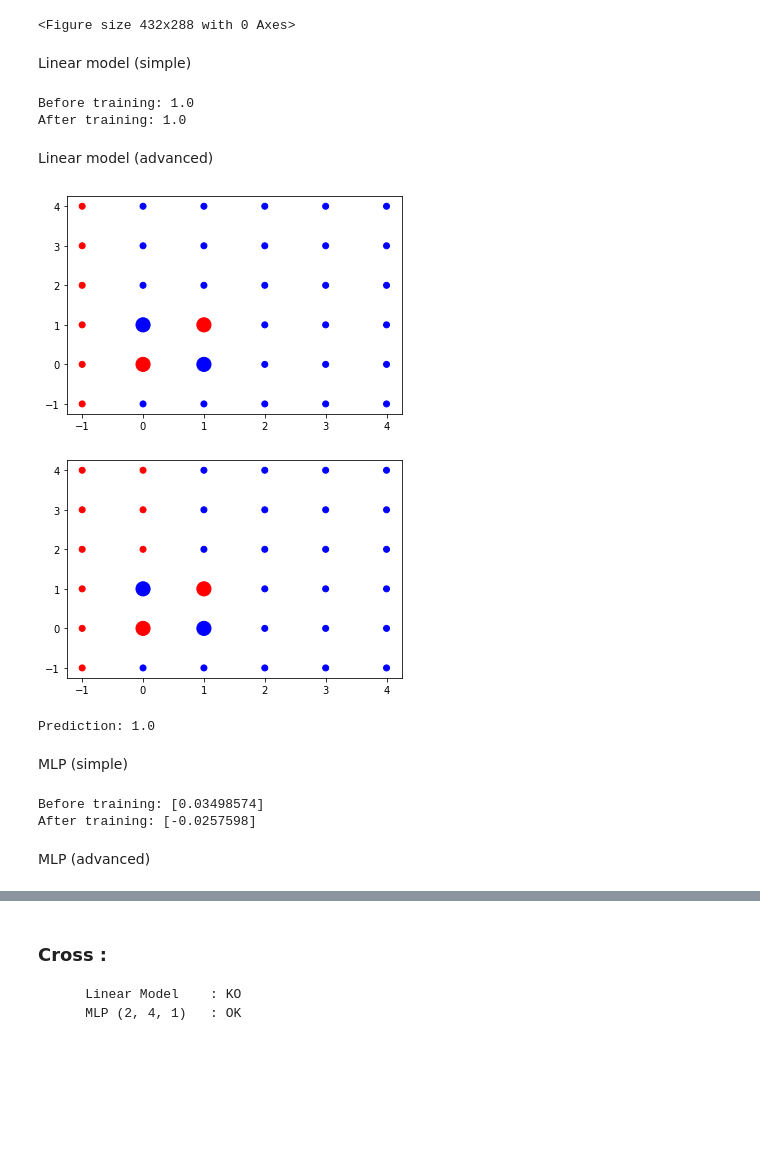
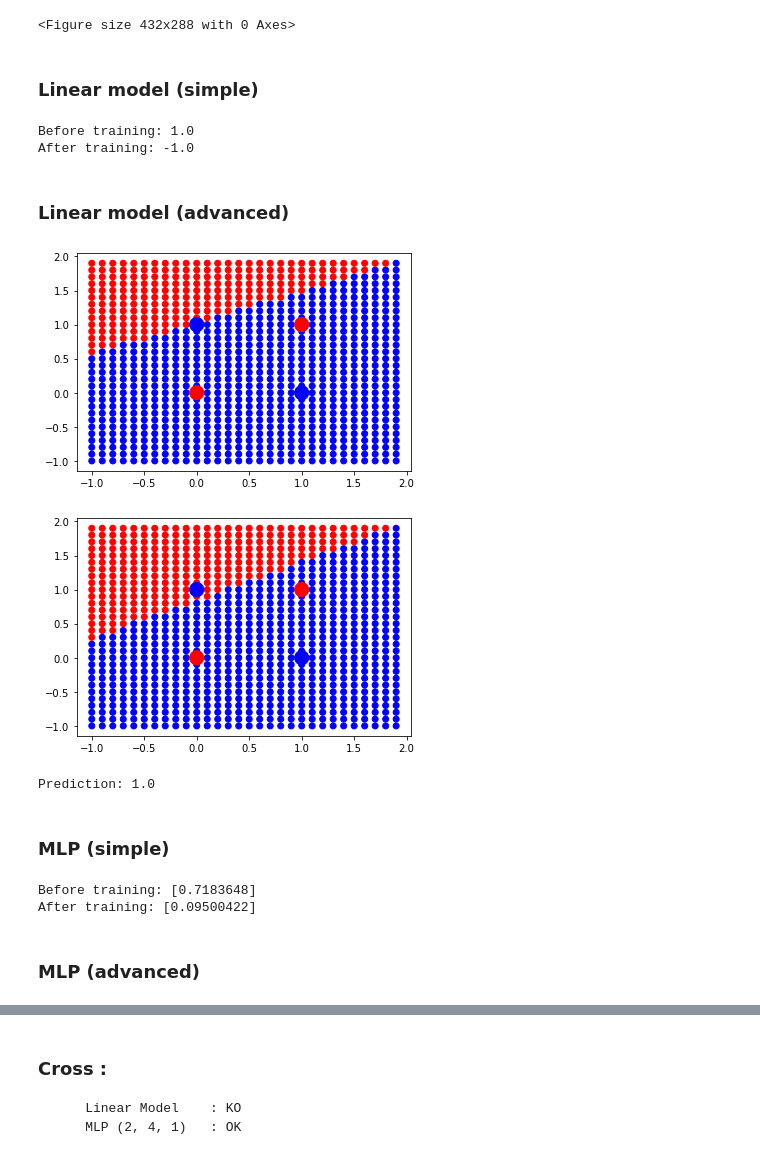
Before and after one commit to Levorilh/ml_python, a Jupyter notebook: Notebook___CAS_DE_TESTS.ipynb, the cells around one changed output, grey strips where cells are left out. Drawn from its saved outputs; the diff is of its cells as text; code cells hidden in the pictures; blank space fills up the shorter version.

```diff
--- a/Notebook___CAS_DE_TESTS.ipynb
+++ b/Notebook___CAS_DE_TESTS.ipynb
@@ -210,17 +207,16 @@ Linear model (simple)
 # %%
 input_dim = len(X[0])
+print(input_dim)
 
 p_model = create_linear_model(input_dim)
-test_before = predict_linear_model_classif(p_model, input_dim , [2, 2])
+test_before = predict_linear_model_classif(p_model, input_dim, [1.25, 1.25])
 
 print("Before training:", test_before)
 
-flattened_X = X.flatten()
-
-train_linear_model(p_model, input_dim, flattened_X, Y)
+train_linear_model(p_model, input_dim, X, Y)
 
 
-test_after = predict_linear_model_classif(p_model, input_dim , [2, 2])
+test_after = predict_linear_model_classif(p_model, input_dim , [1.25, 1.25])
 
 print("After training:",test_after)
 # %% [output]
@@ -231,6 +228,6 @@ Linear model (advanced)
 # %%
 model = create_linear_model(input_dim)
-test_dataset = [[x1, x2] for x1 in range(1, 2) for x2 in range(1, 2)]
+test_dataset = [[x1, x2] for x1 in np.arange(1, 3, 0.1) for x2 in np.arange(1, 3, 0.1)]
 colors = ["blue" if output >= 0 else "red" for output in Y]
 
 predicted_outputs = [predict_linear_model_classif(model, input_dim,  p)  for p in test_dataset]
@@ -243,8 +240,9 @@ flattened_dataset_inputs = []
 for p in X:
     flattened_dataset_inputs.append(p[0])
     flattened_dataset_inputs.append(p[1])
+    #print(flattened_dataset_inputs)
 
-train_linear_model(model, input_dim, flattened_dataset_inputs, Y)
+train_linear_model(model, input_dim, X, Y)
 
 predicted_outputs = [predict_linear_model_classif(model,input_dim,  p)  for p in test_dataset]
 predicted_outputs_colors = ['blue' if label == 1 else 'red' for label in predicted_outputs]
@@ -252,7 +250,7 @@ plt.scatter([p[0] for p in test_dataset], [p[1] for p in test_dataset], c=predic
 plt.scatter([p[0] for p in X], [p[1] for p in X], c=colors, s=200)
 plt.show()
 
-test_after = predict_linear_model_classif(p_model, input_dim , [1.25, 1.25])
+test_after = predict_linear_model_classif(p_model, input_dim , [2.5, 2.5])
 
 print("Prediction:", test_after)
 
@@ -289,6 +287,6 @@ MLP (advanced)
 # %%
 model = create_mlp_model(input_dim)
-test_dataset = [[x1, x2] for x1 in range(-5, 10) for x2 in range(-5, 10)]
+test_dataset = [[x1, x2] for x1 in np.arange(1, 3, 0.1) for x2 in np.arange(1, 3, 0.1)]
 colors = ["blue" if output >= 0 else "red" for output in Y]
 
 predicted_outputs = [predict_mlp_model_classification(model,  p)  for p in test_dataset]
@@ -302,7 +300,7 @@ for p in X:
     flattened_dataset_inputs.append(p[0])
     flattened_dataset_inputs.append(p[1])
 
-train_classification_stochastic_gradient_backpropagation_mlp_model(model, flattened_dataset_inputs, Y)
+train_classification_stochastic_gradient_backpropagation_mlp_model(model, X, Y, epochs=10000)
 
 predicted_outputs = [predict_mlp_model_classification(model,  p)  for p in test_dataset]
 predicted_outputs_colors = ['blue' if label >= 0 else 'red' for label in predicted_outputs]
@@ -312,7 +310,7 @@ plt.show()
 
 test_after = predict_mlp_model_classification(p_model , [1, 1])
 
-print("Prediction after training of [1, 1], the result need to be equal to 1. Result:", test_after)
+print("Prediction:", test_after)
 
 flattened_dataset_inputs = []
 for p in X:
@@ -340,70 +338,68 @@ plt.clf()
 [figure]
 <Figure size 432x288 with 0 Axes>
 # %% [markdown]
-Linear model (simple)
+### Linear model (simple)
 # %%
 input_dim = len(X[0])
 
 p_model = create_linear_model(input_dim)
-test_before = predict_linear_model_classif(p_model, input_dim , [1, 1])
+test_before = predict_linear_model_classif(p_model, input_dim , [0, 0])
 
 print("Before training:", test_before)
 
-flattened_X = X.flatten()
-
-train_linear_model(p_model, input_dim, flattened_X, Y)
+train_linear_model(p_model, input_dim, X, Y)
 
 
-test_after = predict_linear_model_classif(p_model, input_dim , [1, 1])
+test_after = predict_linear_model_classif(p_model, input_dim , [0, 0])
 
 print("After training:",test_after)
 # %% [output]
 Before training: 1.0
-After training: 1.0
+After training: -1.0
 # %% [markdown]
-Linear model (advanced)
+### Linear model (advanced)
 # %%
 model = create_linear_model(input_dim)
-test_dataset = [[x1, x2] for x1 in range(-1, 5) for x2 in range(-1, 5)]
+test_dataset = [[x1, x2] for x1 in np.arange(-1, 2, 0.1) for x2 in np.arange(-1, 2, 0.1)]
 colors = ["blue" if output >= 0 else "red" for output in Y]
 
 predicted_outputs = [predict_linear_model_classif(model, input_dim,  p)  for p in test_dataset]
 predicted_outputs_colors = ['blue' if label == 1 else 'red' for label in predicted_outputs]
 plt.scatter([p[0] for p in test_dataset], [p[1] for p in test_dataset], c=predicted_outputs_colors)
 plt.scatter([p[0] for p in X], [p[1] for p in X], c=colors, s=200)
 plt.show()
 
 flattened_dataset_inputs = []
 for p in X:
     flattened_dataset_inputs.append(p[0])
     flattened_dataset_inputs.append(p[1])
 
 train_linear_model(model, input_dim, flattened_dataset_inputs, Y)
 
 predicted_outputs = [predict_linear_model_classif(model,input_dim,  p)  for p in test_dataset]
 predicted_outputs_colors = ['blue' if label == 1 else 'red' for label in predicted_outputs]
 plt.scatter([p[0] for p in test_dataset], [p[1] for p in test_dataset], c=predicted_outputs_colors)
 plt.scatter([p[0] for p in X], [p[1] for p in X], c=colors, s=200)
 plt.show()
 
 test_after = predict_linear_model_classif(p_model, input_dim , [1.25, 1.25])
 
 print("Prediction:", test_after)
 
 flattened_dataset_inputs = []
 for p in X:
     flattened_dataset_inputs.append(p[0])
     flattened_dataset_inputs.append(p[1])
 
 destroy_linear_model(model)
 # %% [output]
-[figure, old version]
+[figure, new version]
-[figure, old version]
+[figure, new version]
 Prediction: 1.0
-# %% [markdown]
-MLP (simple)
+# %% [markdown]
+### MLP (simple)
 # %%
-input_dim = [len(X[0]), 1]
+input_dim = [len(X[0]), len(X[0]), 1]
 
 p_model = create_mlp_model(input_dim)
 test_before = predict_mlp_model_classification(p_model, [1, 1])
@@ -416,9 +412,9 @@ test_after = predict_mlp_model_classification(p_model, [1, 1])
 
 print("After training:", test_after)
 # %% [output]
-Before training: [0.03498574]
-After training: [-0.0257598]
+Before training: [0.7183648]
+After training: [0.09500422]
-# %% [markdown]
-MLP (advanced)
+# %% [markdown]
+### MLP (advanced)
 # %%
 model = create_mlp_model(input_dim)
```
Also changed, not shown: parts of 50 cells of this notebook, 2 other files.
